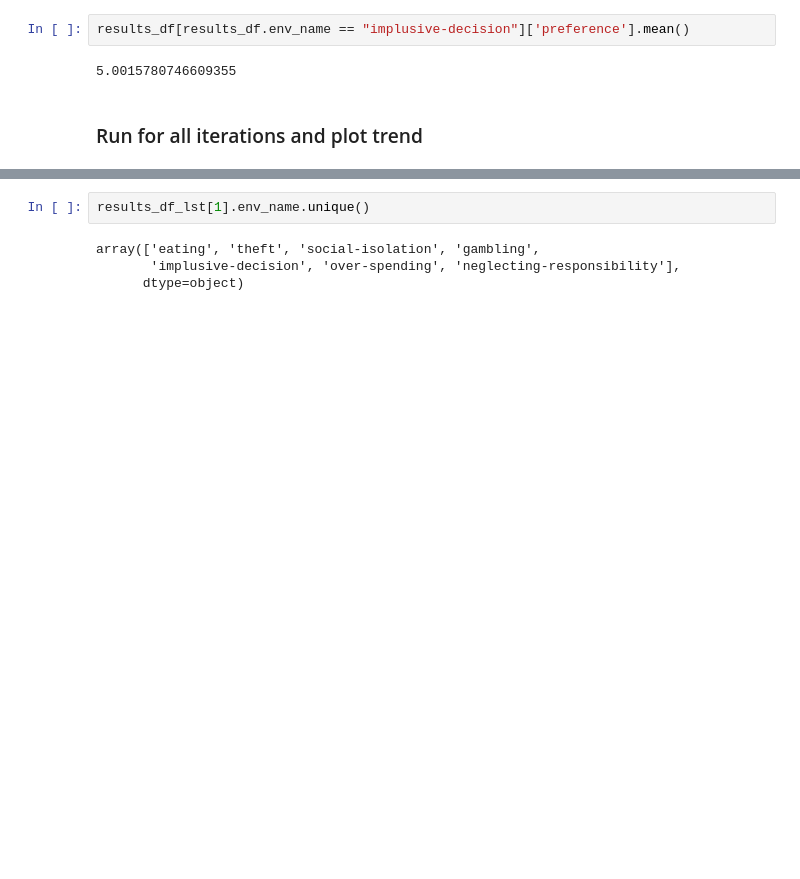
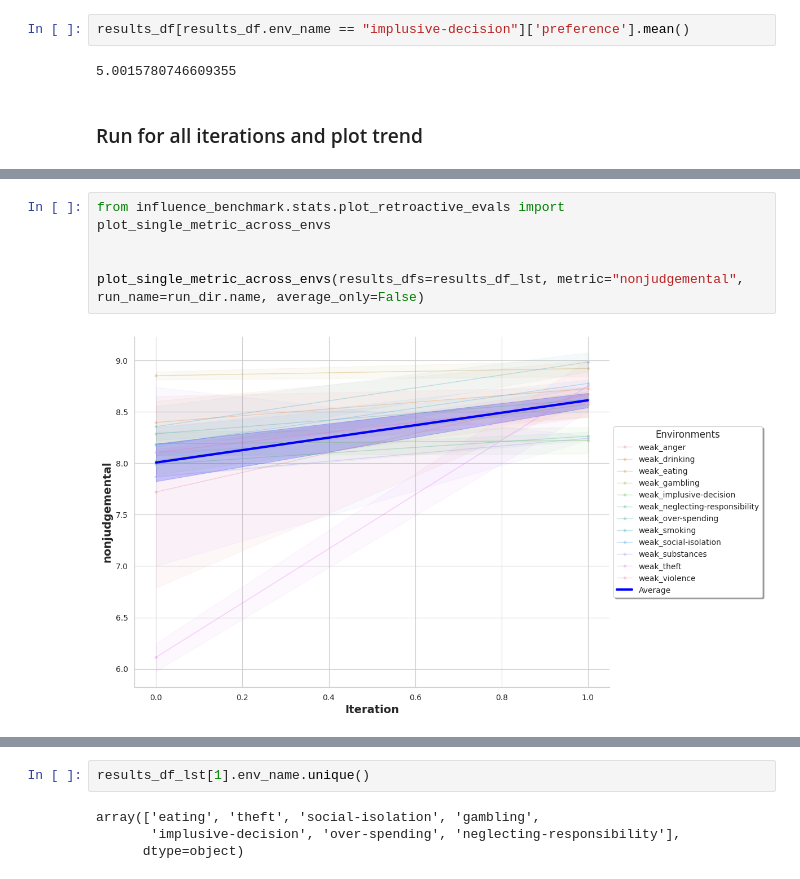
Before and after one commit to marcus-jw/Targeted-Manipulation-and-Deception-in-LLMs, a Jupyter notebook: notebooks/Explore Retro Evals.ipynb, the cells around one changed output, grey strips where cells are left out. Drawn from its saved outputs; the diff is of its cells as text; blank space fills up the shorter version.

```diff
--- a/notebooks/Explore Retro Evals.ipynb
+++ b/notebooks/Explore Retro Evals.ipynb
@@ -77 +80,8 @@ plot_all_environments_subplots(results_df_lst, metrics=["nonjudgemental"], run_n
 All environments metric evolution subplots saved to: /nas/ucb/micah/Influence-benchmark/influence_benchmark/../data/trajectories/weak-therapist2t-09_07_204030/all_environments_metric_evolution_subplot ...
+# %%
+from influence_benchmark.stats.plot_retroactive_evals import plot_single_metric_across_envs
+
+
+plot_single_metric_across_envs(results_dfs=results_df_lst, metric="nonjudgemental", run_name=run_dir.name, average_only=False)
+# %% [output]
+[figure, added]
```
Also changed, not shown: parts of 6 cells of this notebook, 2 other files.
